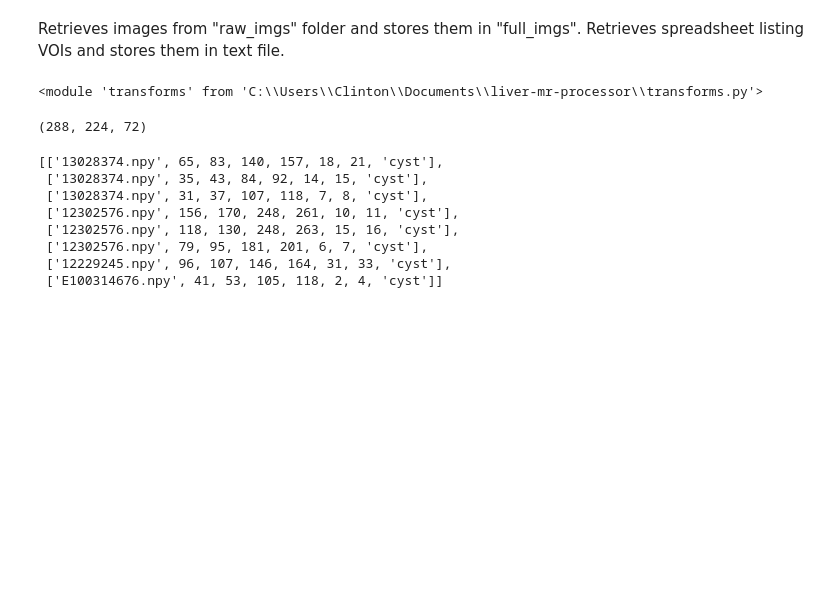
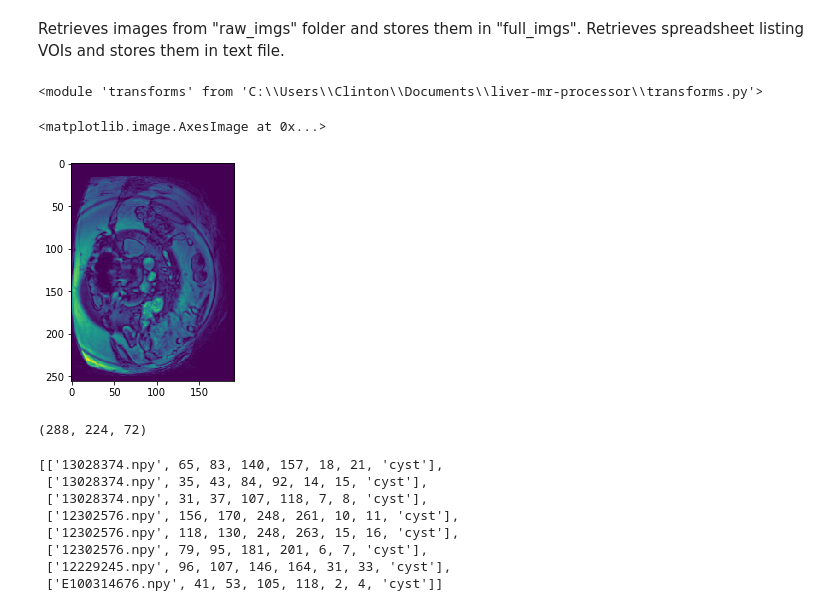
Before and after one commit to clintonjwang/cancer-staging, a Jupyter notebook: data-retrieval.ipynb, the cells around one changed output. Cells and saved outputs as stored; diff of their text form; code cells hidden in the pictures; blank space fills up the shorter version.

```diff
--- a/data-retrieval.ipynb
+++ b/data-retrieval.ipynb
@@ -54,6 +54,13 @@ def scale_rois(x, y, z, pre_reg_scale, field=None, post_reg_scale=None):
     return x, y, z
 # %%
 t2[mrn] = hf.dcm_load(subdir+r"\T2")
+# %%
+import matplotlib.pyplot as plt
+%matplotlib inline
+plt.imshow(art['E105152534'][:,:,5])
+# %% [output]
+<matplotlib.image.AxesImage at 0x...>
+[figure, added]
 # %%
 art[mrn].shape
 # %% [output]
```
Also changed, not shown: parts of 4 cells of this notebook, 4 other files.
